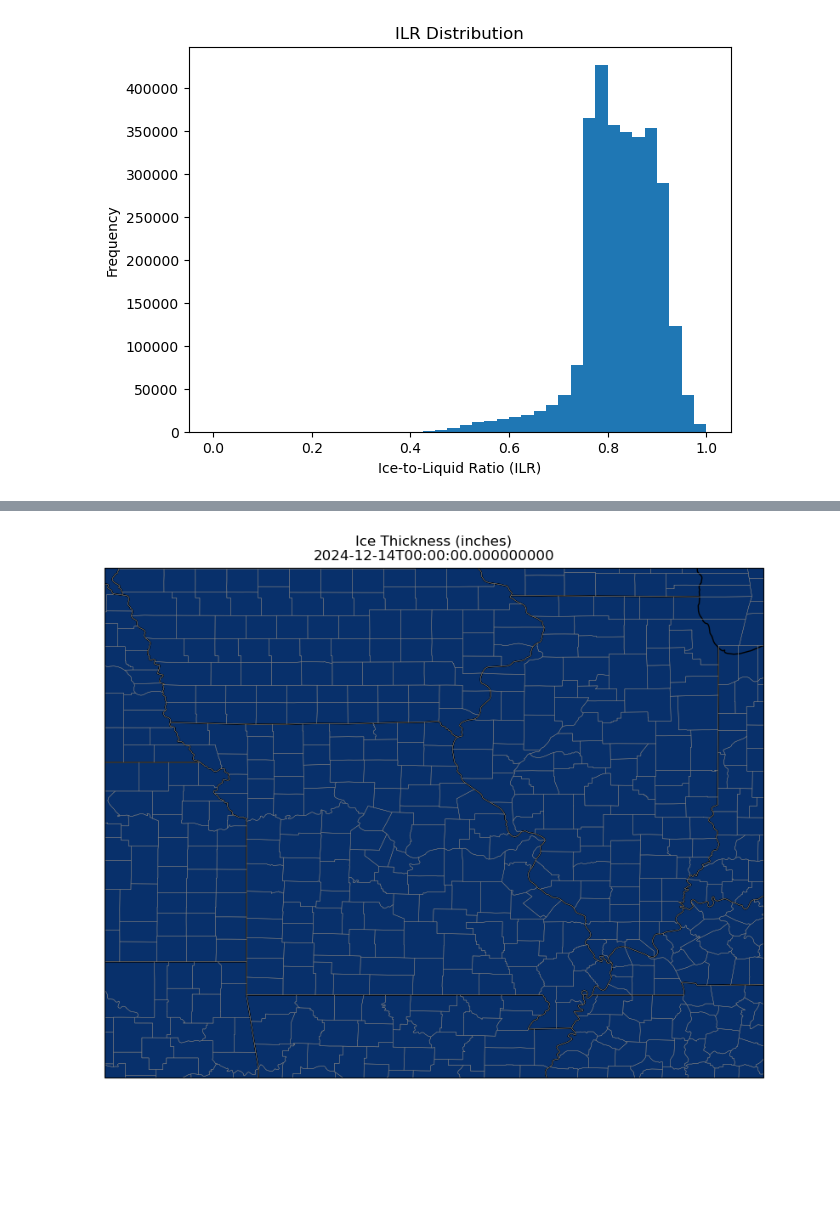
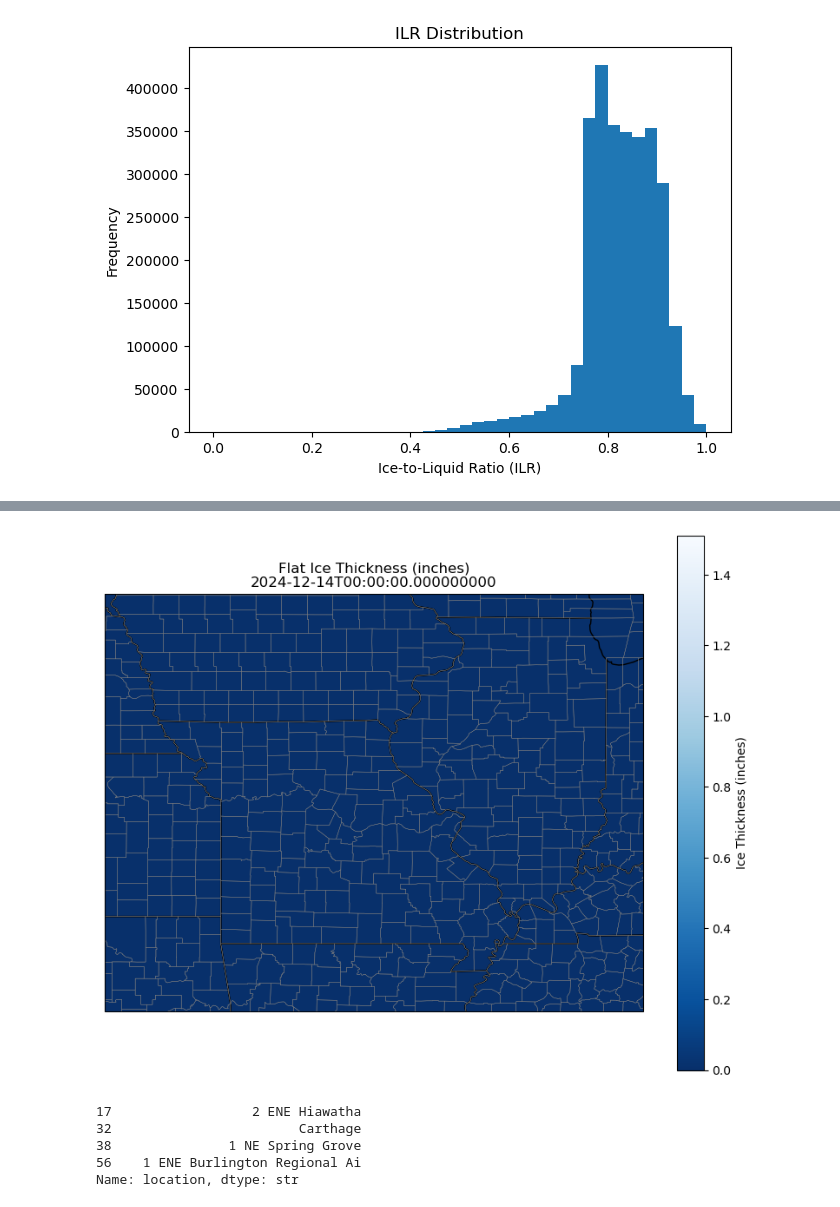
Before and after one commit to sciencekitty66/ATMS-596-ResearchProject, a Jupyter notebook: FRAM_implementation.ipynb, the cells around one changed output, grey strips where cells are left out. Saved outputs shown, nothing was run; the diff lists cells and outputs as text; code cells hidden in the pictures; blank space fills up the shorter version.

```diff
--- a/FRAM_implementation.ipynb
+++ b/FRAM_implementation.ipynb
@@ -10,5 +11,5 @@ from time import sleep
 # %%
 # Skip the data-processing
-processed_ds = xr.open_dataset("/data/keeling/a/alison8/AlisonCapstone/wrf_framinputs_14dec2024.nc")
+processed_ds = xr.open_dataset("/data/keeling/a/alison8/AlisonCapstone/wrf_framinputs_14dec2024_wSR.nc")
 processed_ds
 # %% [output]
@@ -82,10 +100,4 @@ def setup_map(ax):
 
 lats = processed_ds.XLAT
 lons = processed_ds.XLONG
-
-# Conversion factor
-MM_TO_IN = 0.0393701
-
-processed_ds["ice_thickness_in"] = processed_ds.ice_thickness * MM_TO_IN
-processed_ds["ice_rate_in"] = processed_ds.ice_rate * MM_TO_IN
 # %%
@@ -149,22 +257,29 @@ plt.show()
 # %%
-# ice thickness animation
+# ice thickness animation with stagnant colorbar
+
 fig = plt.figure(figsize=(10,8))
 ax = plt.axes(projection=ccrs.PlateCarree())
-plt.colorbar(mesh, label="Ice Thickness (inches)")
+setup_map(ax)
+vmax = float(processed_ds.ice_thickness_in_mod.max())
+vmin = 0
+
+# initial frame
+data = processed_ds.ice_thickness_in_mod.isel(time=0)
+mesh = ax.pcolormesh(lons, lats, data, transform=ccrs.PlateCarree(), cmap="Blues_r", vmin=vmin, vmax=vmax)
+ax.set_extent([float(lons.min()), float(lons.max()), float(lats.min()), float(lats.max())], crs=ccrs.PlateCarree())
+cbar = plt.colorbar(mesh, ax=ax, label="Ice Thickness (inches)")
 
 def update(t):
-    ax.clear()
-    setup_map(ax)
-    data = processed_ds.ice_thickness_in.isel(time=t)
-    mesh = ax.pcolormesh(lons, lats, data, transform=ccrs.PlateCarree(), cmap="Blues_r")
-    ax.set_extent([float(lons.min()), float(lons.max()), float(lats.min()), float(lats.max())], crs=ccrs.PlateCarree())
-    ax.set_title(f"Ice Thickness (inches)\n{str(processed_ds.time.values[t])}")
+    data = processed_ds.ice_thickness_in_mod.isel(time=t)
+    # update mesh values instead of recreating
+    mesh.set_array(data.values.ravel())
+    ax.set_title(f"Flat Ice Thickness (inches)\n{str(processed_ds.time.values[t])}")
 
 ani = animation.FuncAnimation(fig, update, frames=len(processed_ds.time), interval=200)
 ani.save("ice_thickness_animation.gif", writer="pillow", dpi=150)
 ani.save("ice_thickness_animation.mp4", dpi=200, writer="ffmpeg")
 # %% [output]
-[figure, old version]
+[figure, new version]
 # %%
 reports = [
 ("Cedar Rapids Arpt", 0.68),
@@ -251,0 +452,9 @@ reports = [
+# %%
+missing = obs_df[obs_df["lat"].isna()]
+print(missing["location"])
+# %% [output]
+17                  2 ENE Hiawatha
+32                        Carthage
+38               1 NE Spring Grove
+56    1 ENE Burlington Regional Ai
+Name: location, dtype: str
```
Also changed, not shown: parts of 15 cells of this notebook, 7 other files.
